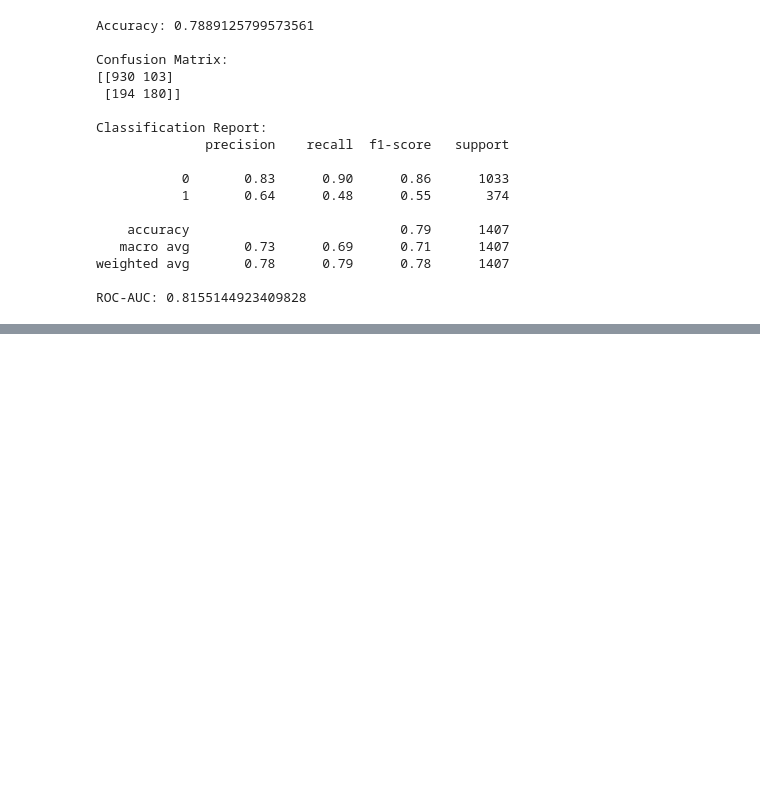
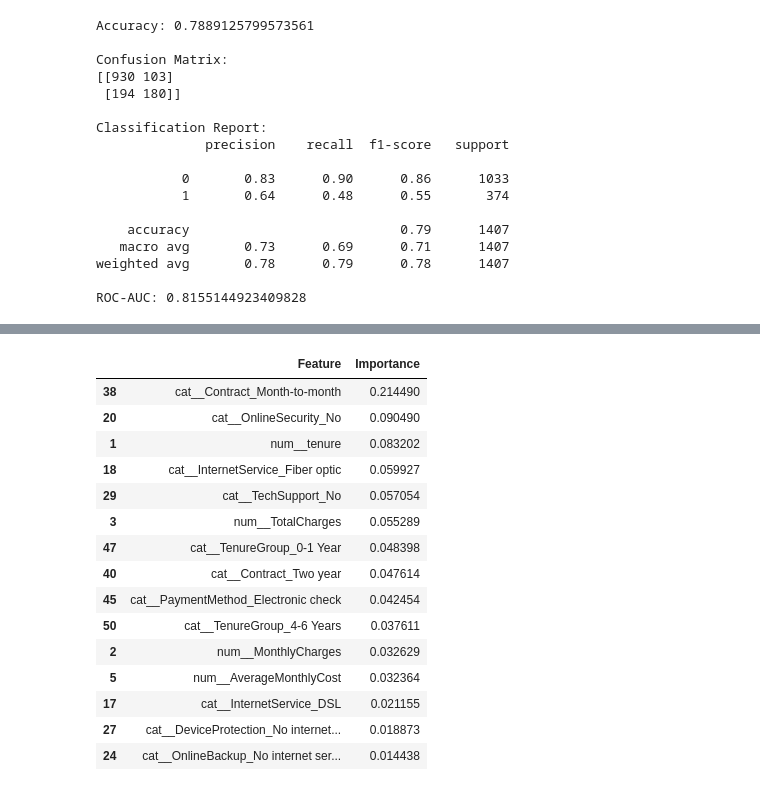
Before and after one commit to khushalsharma1214/customer_churn_prediction, a Jupyter notebook: Customer_Churn_Prediction.ipynb, the cells around one changed output, grey strips where cells are left out. Saved outputs shown, nothing was run; the diff lists cells and outputs as text; code cells hidden in the pictures; blank space fills up the shorter version.

Commit message:
Final Customer Churn Prediction Model

```diff
--- a/Customer_Churn_Prediction.ipynb
+++ b/Customer_Churn_Prediction.ipynb
@@ -699,0 +759,14 @@ ROC-AUC: 0.8155144923409828
+# %%
+best_rf = grid_search.best_estimator_
+
+best_rf_pred = best_rf.predict(x_test_processed)
+
+print("Accuracy:", accuracy_score(y_test, best_rf_pred))
+print("\nConfusion Matrix:")
+print(confusion_matrix(y_test, best_rf_pred))
+
+print("\nClassification Report:")
+print(classification_report(y_test, best_rf_pred))
+
+best_rf_prob = best_rf.predict_proba(x_test_processed)[:, 1]
+print("ROC-AUC:", roc_auc_score(y_test, best_rf_prob))
@@ -699,0 +911,31 @@ ROC-AUC: 0.8155144923409828
+# %%
+import pandas as pd
+
+feature_importance = pd.DataFrame({
+    "Feature": feature_names,
+    "Importance": best_rf.feature_importances_
+})
+
+feature_importance = feature_importance.sort_values(
+    by="Importance",
+    ascending=False
+)
+
+feature_importance.head(15)
+# %% [output]
+|  | Feature | Importance |
+| 38 | cat__Contract_Month-to-month | 0.214490 |
+| 20 | cat__OnlineSecurity_No | 0.090490 |
+| 1 | num__tenure | 0.083202 |
+| 18 | cat__InternetService_Fiber optic | 0.059927 |
+| 29 | cat__TechSupport_No | 0.057054 |
+| 3 | num__TotalCharges | 0.055289 |
+| 47 | cat__TenureGroup_0-1 Year | 0.048398 |
+| 40 | cat__Contract_Two year | 0.047614 |
+| 45 | cat__PaymentMethod_Electronic check | 0.042454 |
+| 50 | cat__TenureGroup_4-6 Years | 0.037611 |
+| 2 | num__MonthlyCharges | 0.032629 |
+| 5 | num__AverageMonthlyCost | 0.032364 |
+| 17 | cat__InternetService_DSL | 0.021155 |
+| 27 | cat__DeviceProtection_No internet... | 0.018873 |
+| 24 | cat__OnlineBackup_No internet ser... | 0.014438 |
```
Also changed, not shown: parts of 39 cells of this notebook, 3 other files.
